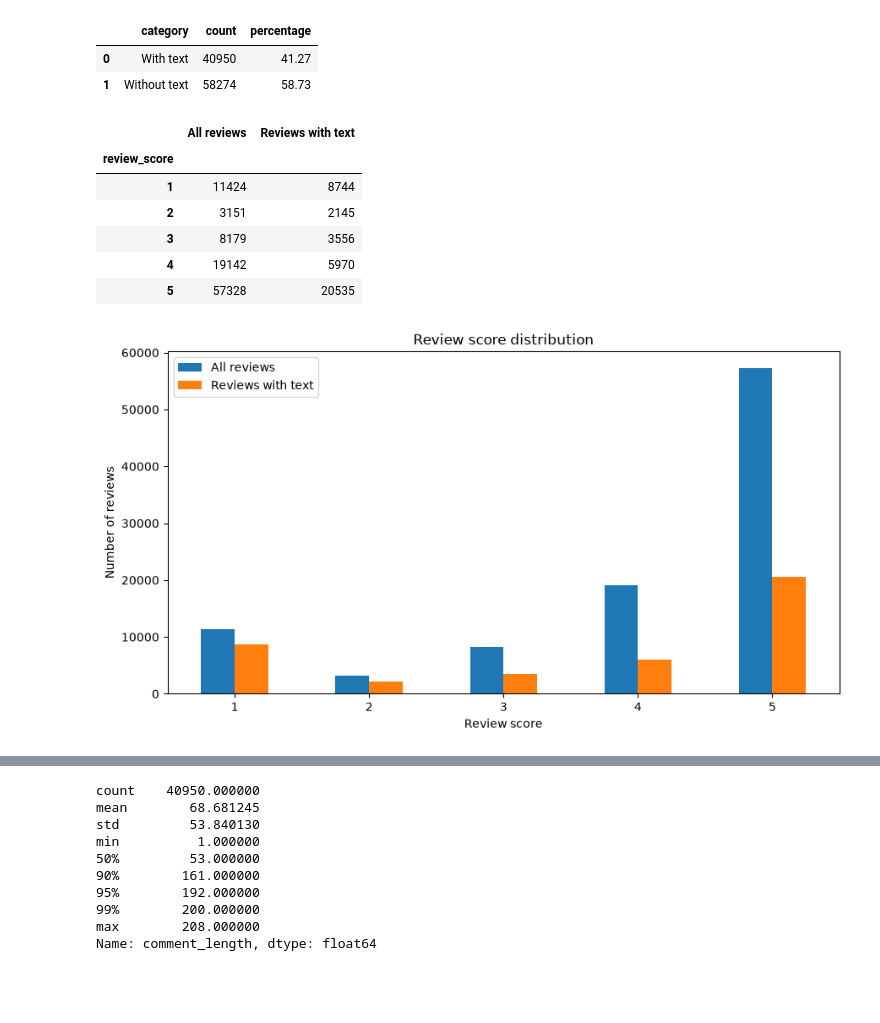
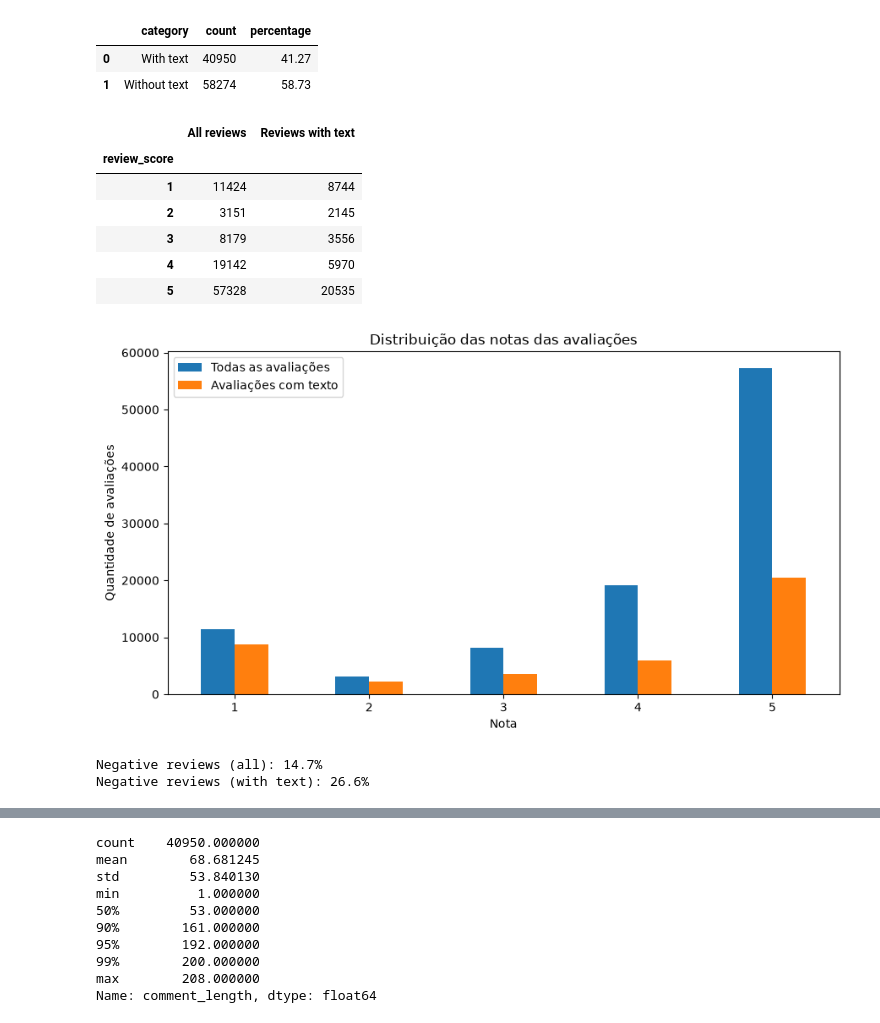
Before and after one commit to erick00denner/tech_challenge_4_voice_of_customer_intelligence_rag, a Jupyter notebook: notebooks/01_exploratory_analysis.ipynb, the cells around one changed output, grey strips where cells are left out. Drawn from its saved outputs; the diff is of its cells as text; code cells hidden in the pictures; blank space fills up the shorter version.

Commit message:
feat: complete exploratory analysis of Olist reviews

```diff
--- a/notebooks/01_exploratory_analysis.ipynb
+++ b/notebooks/01_exploratory_analysis.ipynb
@@ -63,31 +69,47 @@ display(summary)
 # %%
 
 """Compare review scores in the full dataset and textual reviews."""
 
 score_distribution = pd.DataFrame({
     "All reviews": reviews["review_score"].value_counts().sort_index(),
     "Reviews with text": (
         reviews.loc[has_text, "review_score"]
         .value_counts()
         .sort_index()
     ),
 })
 
 display(score_distribution)
 
+score_distribution.columns = [
+    "Todas as avaliações",
+    "Avaliações com texto",
+]
+
 score_distribution.plot(kind="bar", figsize=(9, 5))
-plt.title("Review score distribution")
-plt.xlabel("Review score")
-plt.ylabel("Number of reviews")
+plt.title("Distribuição das notas das avaliações")
+plt.xlabel("Nota")
+plt.ylabel("Quantidade de avaliações")
 plt.xticks(rotation=0)
 plt.tight_layout()
 plt.show()
 # %% [output]
 |  | All reviews | Reviews with text |
 | review_score |  |  |
 | 1 | 11424 | 8744 |
 | 2 | 3151 | 2145 |
 | 3 | 8179 | 3556 |
 | 4 | 19142 | 5970 |
 | 5 | 57328 | 20535 |
-[figure, old version]
+[figure, new version]
+# %%
+
+"""Compare the proportion of negative reviews."""
+
+negative = reviews["review_score"].isin([1, 2])
+
+print(f"Negative reviews (all): {negative.mean():.1%}")
+print(f"Negative reviews (with text): {negative[has_text].mean():.1%}")
+# %% [output]
+Negative reviews (all): 14.7%
+Negative reviews (with text): 26.6%
```
Also changed, not shown: parts of 13 cells of this notebook.
